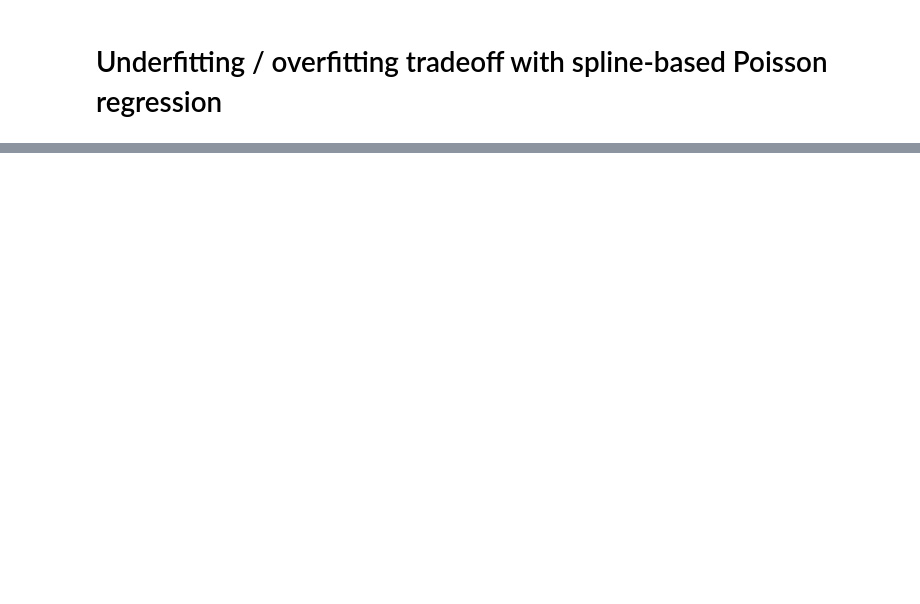
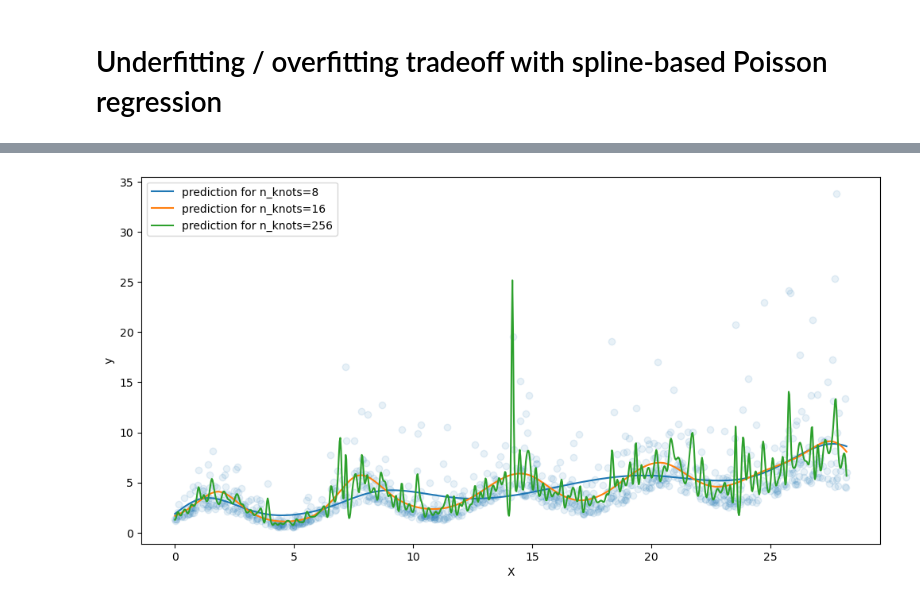
Before and after one commit to ogrisel/notebooks, a Jupyter notebook: sklearn_demos/splines_overfitting.ipynb, the cells around one changed output, grey strips where cells are left out. Saved outputs shown, nothing was run; the diff lists cells and outputs as text; code cells hidden in the pictures; blank space fills up the shorter version.

```diff
--- a/sklearn_demos/splines_overfitting.ipynb
+++ b/sklearn_demos/splines_overfitting.ipynb
@@ -114,0 +90,4 @@ plot_validation_curve(model, X, y, param_name="max_iter", param_range=param_rang
+# %%
+plot_prediction_function(spline_reg, X, y, "splinetransformer__n_knots", [8, 16, 256])
+# %% [output]
+[figure, added]
```
Also changed, not shown: parts of 12 cells of this notebook.
